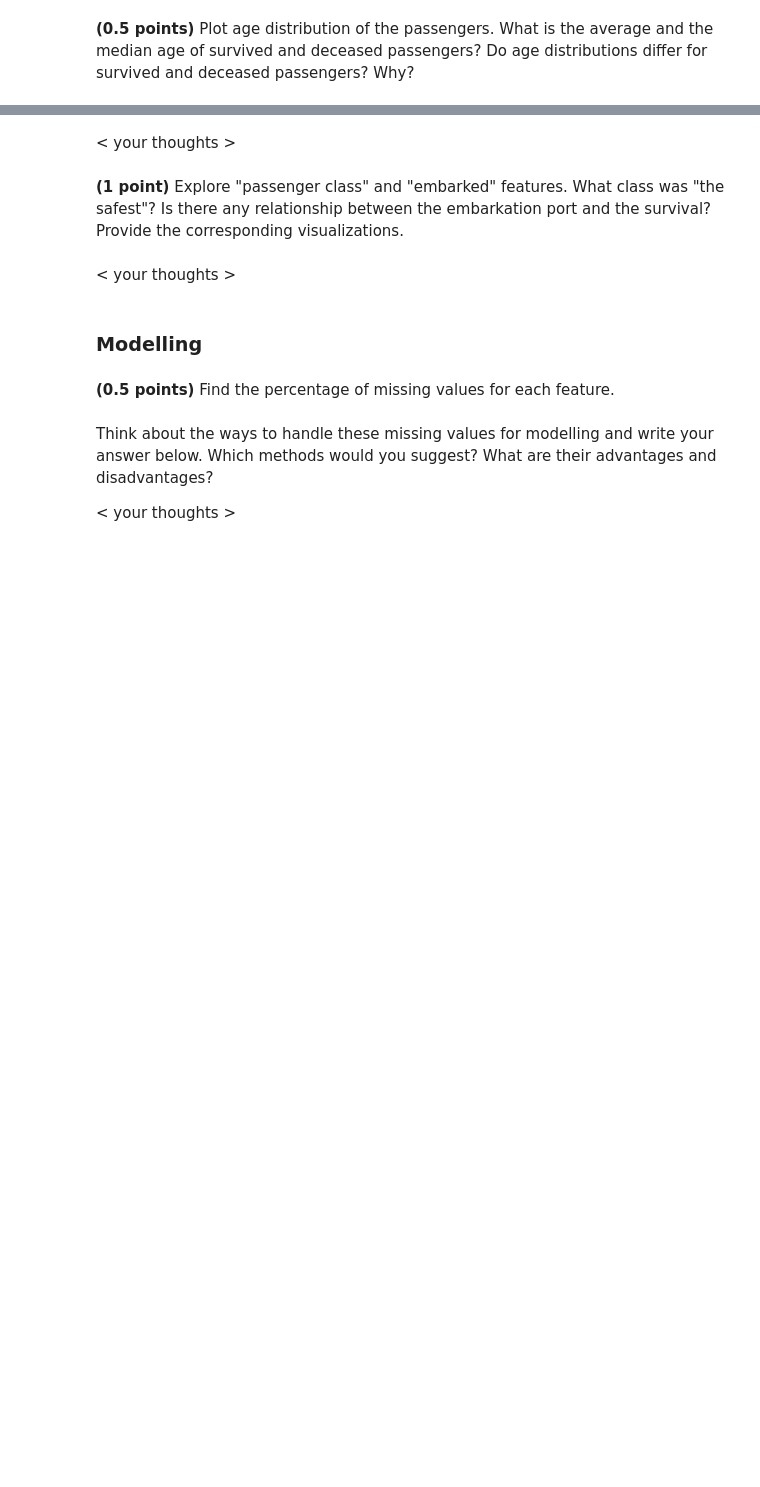
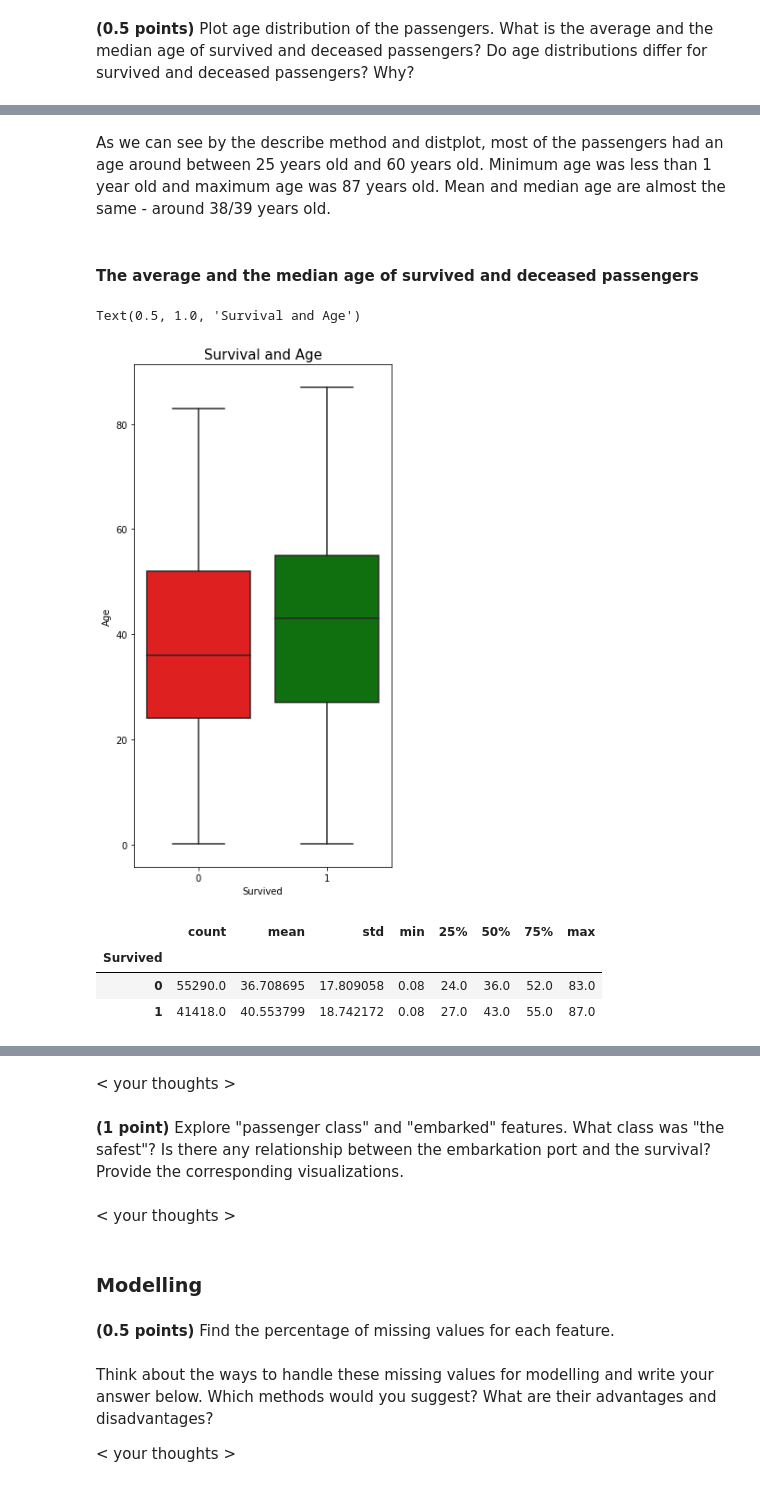
Before and after one commit to drnaida/rsschool-machine-learning-course, a Jupyter notebook: hw_classification.ipynb, the cells around one changed output, grey strips where cells are left out. Cells and saved outputs as stored; diff of their text form; code cells hidden in the pictures; blank space fills up the shorter version.

Commit message:
feat: add distribution of age, mean and median of survived and not survived people

```diff
--- a/hw_classification.ipynb
+++ b/hw_classification.ipynb
@@ -513,0 +532,18 @@ True, women chances to survive are significantly higher than chances of males. A
+# %% [markdown]
+As we can see by the describe method and distplot, most of the passengers had an age around between 25 years old and 60 years old. Minimum age was less than 1 year old and maximum age was 87 years old. Mean and median age are almost the same - around 38/39 years old.
+# %% [markdown]
+#### The average and the median age of survived and deceased passengers
+# %%
+plt.figure(figsize=(5,10))
+sns.boxplot(x='Survived', y="Age", data=data, palette=['red', 'green'])
+plt.title('Survival and Age', fontsize=15)
+# %% [output]
+Text(0.5, 1.0, 'Survival and Age')
+[figure, added]
+# %%
+data.groupby('Survived').Age.describe()
+# %% [output]
+|  | count | mean | std | min | 25% | 50% | 75% | max |
+| Survived |  |  |  |  |  |  |  |  |
+| 0 | 55290.0 | 36.708695 | 17.809058 | 0.08 | 24.0 | 36.0 | 52.0 | 83.0 |
+| 1 | 41418.0 | 40.553799 | 18.742172 | 0.08 | 27.0 | 43.0 | 55.0 | 87.0 |
```
Also changed, not shown: parts of 10 cells of this notebook.
